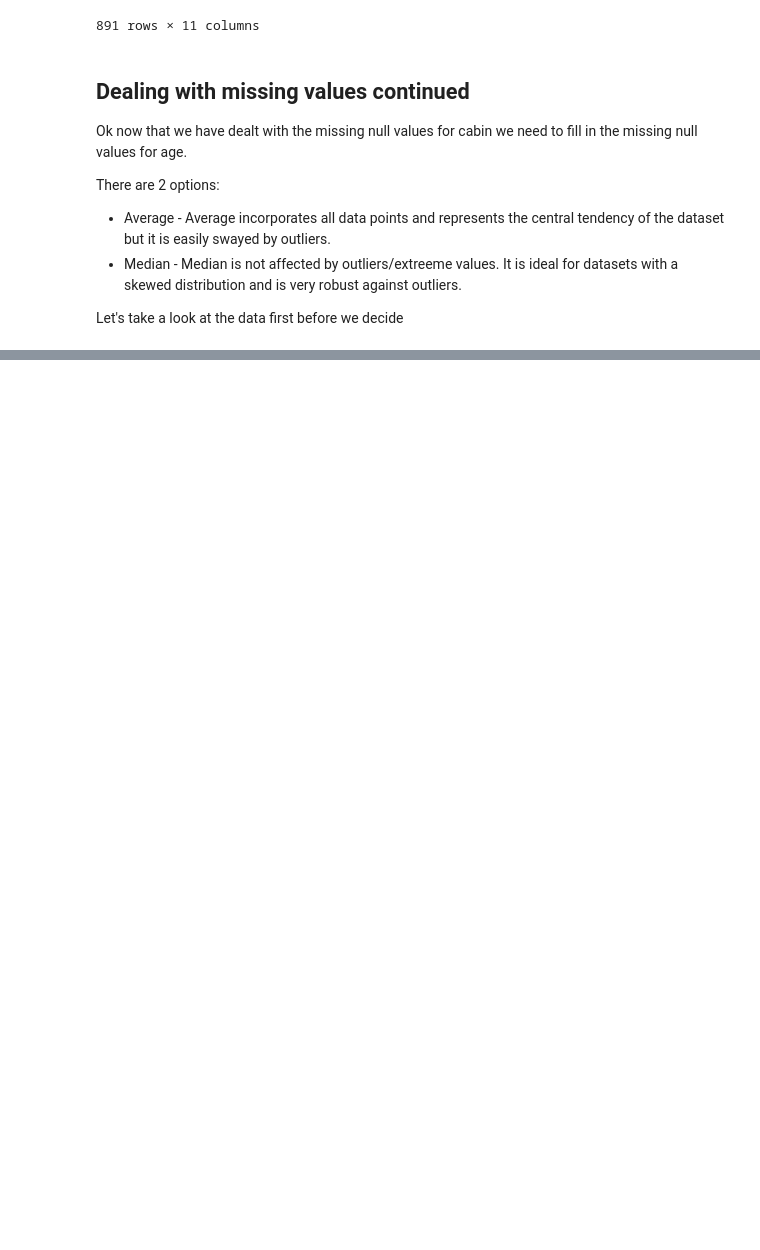
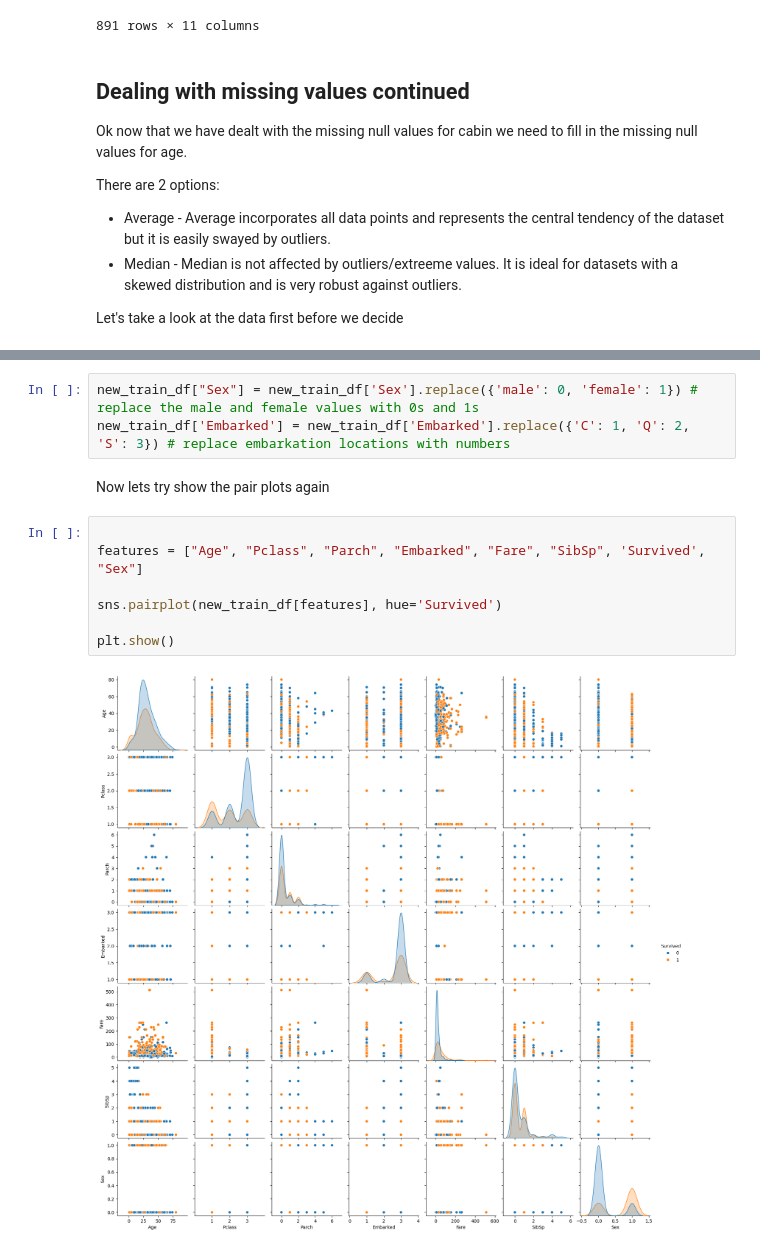
Before and after one commit to Collaboration-With-Sims/Principles_of_AI_and_DA, a Jupyter notebook: Principles Of AI and DA Assignment/Assignment.ipynb, the cells around one changed output, grey strips where cells are left out. Saved outputs shown, nothing was run; the diff lists cells and outputs as text; blank space fills up the shorter version.

```diff
--- a/Principles Of AI and DA Assignment/Assignment.ipynb
+++ b/Principles Of AI and DA Assignment/Assignment.ipynb
@@ -283,0 +241,14 @@ plt.show()
+# %%
+new_train_df["Sex"] = new_train_df['Sex'].replace({'male': 0, 'female': 1}) # replace the male and female values with 0s and 1s
+new_train_df['Embarked'] = new_train_df['Embarked'].replace({'C': 1, 'Q': 2, 'S': 3}) # replace embarkation locations with numbers
+# %% [markdown]
+Now lets try show the pair plots again
+# %%
+
+features = ["Age", "Pclass", "Parch", "Embarked", "Fare", "SibSp", 'Survived', "Sex"]
+
+sns.pairplot(new_train_df[features], hue='Survived')
+
+plt.show()
+# %% [output]
+[figure, added]
```
Also changed, not shown: parts of 13 cells of this notebook.
